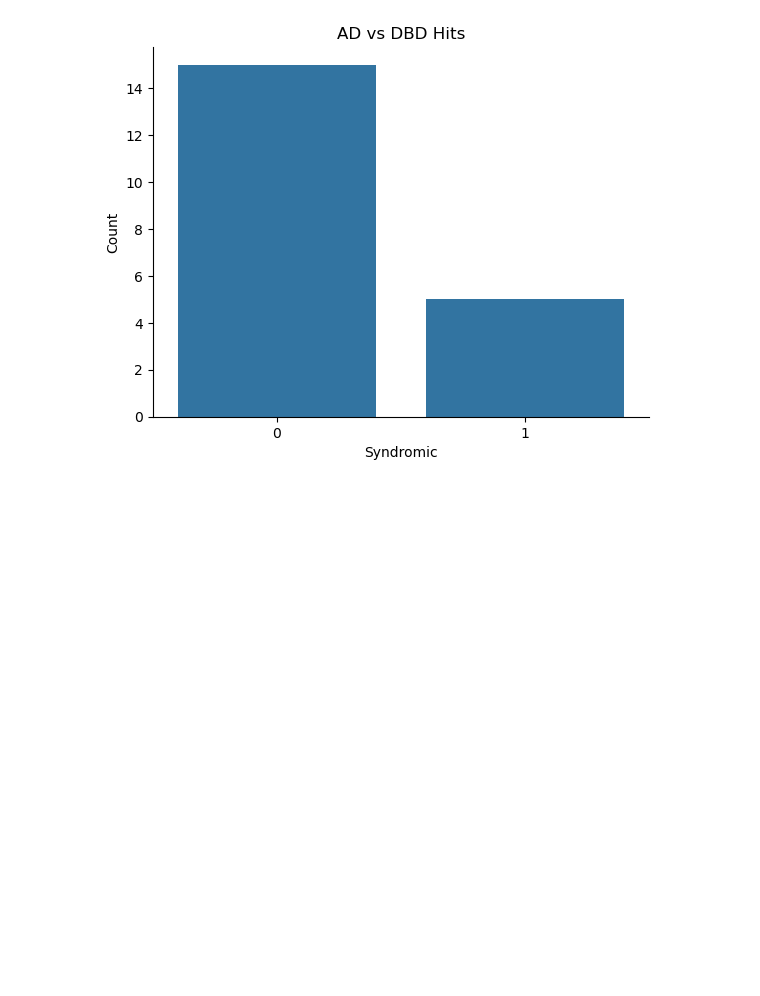
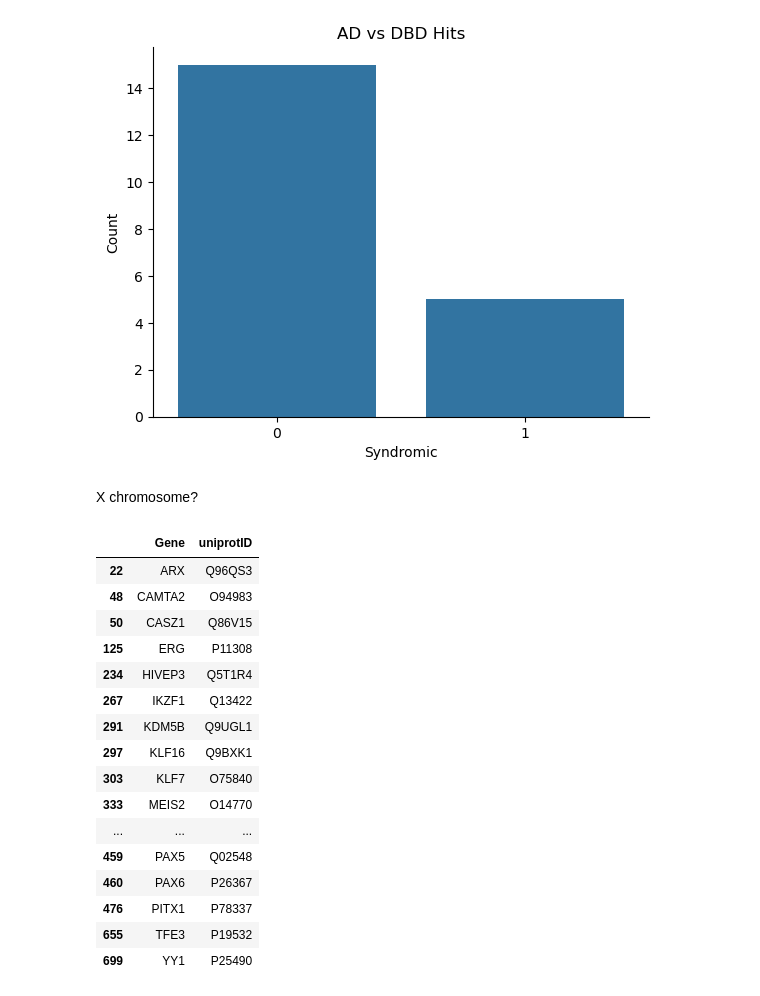
Before and after one commit to sanjanakotha/SFARI, a Jupyter notebook: notebooks/SFARI Conference Qs.ipynb, the cells around one changed output. Saved outputs shown, nothing was run; the diff lists cells and outputs as text; code cells hidden in the pictures; blank space fills up the shorter version.

```diff
--- a/notebooks/SFARI Conference Qs.ipynb
+++ b/notebooks/SFARI Conference Qs.ipynb
@@ -95,3 +95,29 @@ plt.ylabel("Count")
 # %% [output]
 Text(0, 0.5, 'Count')
 [figure]
+# %% [markdown]
+X chromosome?
+# %%
+known_ADs = pd.read_csv("../output/known_ADs_considering_isoforms_and_canonical.csv")
+hit_ADs = known_ADs[known_ADs["Gene"].isin(hits)]
+hit_ADs = hit_ADs[~hit_ADs["uniprotID"].str.contains("-")]
+hit_uniprotIDs = hit_ADs[["Gene", "uniprotID"]].drop_duplicates()
+hit_uniprotIDs
+# %% [output]
+|  | Gene | uniprotID |
+| 22 | ARX | Q96QS3 |
+| 48 | CAMTA2 | O94983 |
+| 50 | CASZ1 | Q86V15 |
+| 125 | ERG | P11308 |
+| 234 | HIVEP3 | Q5T1R4 |
+| 267 | IKZF1 | Q13422 |
+| 291 | KDM5B | Q9UGL1 |
+| 297 | KLF16 | Q9BXK1 |
+| 303 | KLF7 | O75840 |
+| 333 | MEIS2 | O14770 |
+| ... | ... | ... |
+| 459 | PAX5 | Q02548 |
+| 460 | PAX6 | P26367 |
+| 476 | PITX1 | P78337 |
+| 655 | TFE3 | P19532 |
+| 699 | YY1 | P25490 |
```
Also changed, not shown: parts of 3 cells of this notebook, 7 other files.
